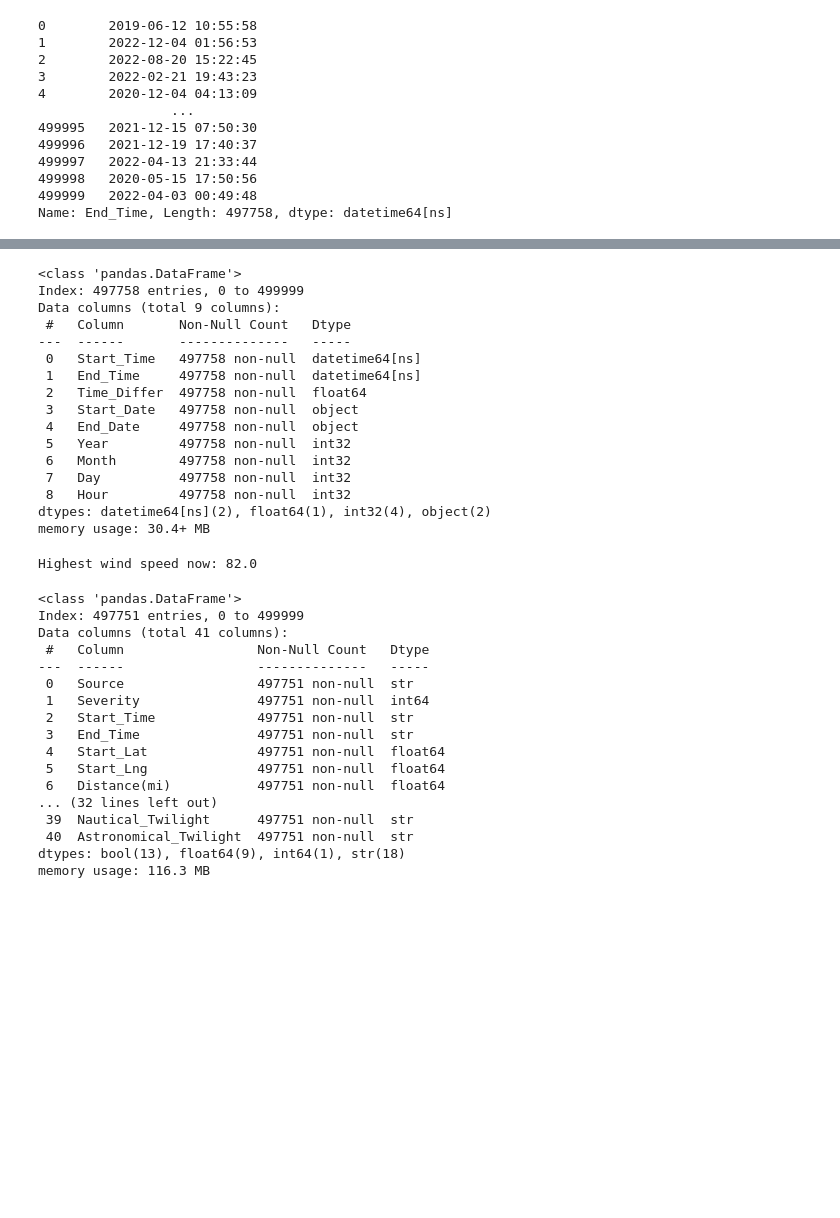
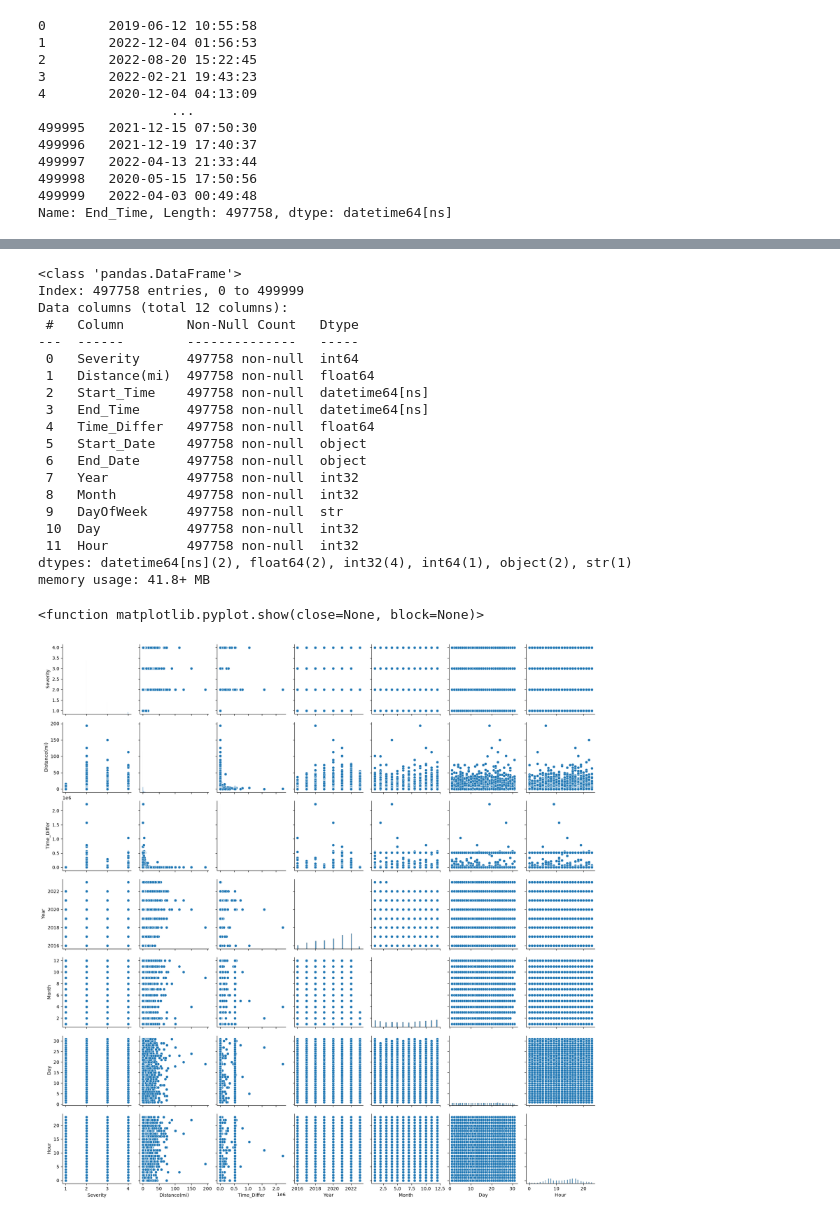
Before and after one commit to AnthonyP3N/Need4Speed-Datathon-2026, a Jupyter notebook: main.ipynb, the cells around one changed output, grey strips where cells are left out. Cells and saved outputs as stored; diff of their text form; code cells hidden in the pictures; blank space fills up the shorter version.

Commit message:
Graphs made for dates and times

```diff
--- a/main.ipynb
+++ b/main.ipynb
@@ -149,6 +149,7 @@ dfClean["Start_Date"] = dfClean["Start_Time"].dt.date
 dfClean["End_Date"] = dfClean["End_Time"].dt.date
 dfClean["Year"] = dfClean["Start_Time"].dt.year
 dfClean["Month"] = dfClean["Start_Time"].dt.month
+dfClean["DayOfWeek"] = dfClean["Start_Time"].dt.day_name()
 dfClean["Day"] = dfClean["Start_Time"].dt.day
 dfClean["Hour"] = dfClean["Start_Time"].dt.hour
 
@@ -175,53 +176,30 @@ dtypes: bool(13), datetime64[ns](2), float64(11), int32(4), int64(1), object(2),
 memory usage: 139.1+ MB
 # %%
-dfDates = dfClean[["Severity","Distance(mi)", "Start_Time", "End_Time", "Time_Differ", "Start_Date", "End_Date", "Year", "Month", "Day", "Hour"]]
+dfDates = dfClean[["Severity","Distance(mi)", "Start_Time", "End_Time", "Time_Differ", "Start_Date", "End_Date", "Year", "Month","DayOfWeek", "Day", "Hour"]]
 dfDates.info()
 # %% [output]
 <class 'pandas.DataFrame'>
 Index: 497758 entries, 0 to 499999
-Data columns (total 9 columns):
- #   Column       Non-Null Count   Dtype
----  ------       --------------   -----
- 0   Start_Time   497758 non-null  datetime64[ns]
- 1   End_Time     497758 non-null  datetime64[ns]
- 2   Time_Differ  497758 non-null  float64
- 3   Start_Date   497758 non-null  object
- 4   End_Date     497758 non-null  object
- 5   Year         497758 non-null  int32
- 6   Month        497758 non-null  int32
- 7   Day          497758 non-null  int32
- 8   Hour         497758 non-null  int32
-dtypes: datetime64[ns](2), float64(1), int32(4), object(2)
-memory usage: 30.4+ MB
+Data columns (total 12 columns):
+ #   Column        Non-Null Count   Dtype
+---  ------        --------------   -----
+ 0   Severity      497758 non-null  int64
+ 1   Distance(mi)  497758 non-null  float64
+ 2   Start_Time    497758 non-null  datetime64[ns]
+ 3   End_Time      497758 non-null  datetime64[ns]
+ 4   Time_Differ   497758 non-null  float64
+ 5   Start_Date    497758 non-null  object
+ 6   End_Date      497758 non-null  object
+ 7   Year          497758 non-null  int32
+ 8   Month         497758 non-null  int32
+ 9   DayOfWeek     497758 non-null  str
+ 10  Day           497758 non-null  int32
+ 11  Hour          497758 non-null  int32
+dtypes: datetime64[ns](2), float64(2), int32(4), int64(1), object(2), str(1)
+memory usage: 41.8+ MB
-# %%
-# Wind Speed Outliers Removal
-
-# Wind speeds over 100 are unrealistic
-MAX_WIND_SPEED = 100
-
-wind_speed_outliers = dfClean[dfClean['Wind_Speed(mph)'] > MAX_WIND_SPEED]
-# Cleans dataset to only have wind speeds below 100 mph
-dfClean = dfClean[(dfClean['Wind_Speed(mph)'] <= MAX_WIND_SPEED)]
-print("Highest wind speed now:", dfClean['Wind_Speed(mph)'].max())
-# %% [output]
-Highest wind speed now: 82.0
-# %%
-dfClean.info()
-# %% [output]
-<class 'pandas.DataFrame'>
-Index: 497751 entries, 0 to 499999
-Data columns (total 41 columns):
- #   Column                 Non-Null Count   Dtype
----  ------                 --------------   -----
- 0   Source                 497751 non-null  str
- 1   Severity               497751 non-null  int64
- 2   Start_Time             497751 non-null  str
- 3   End_Time               497751 non-null  str
- 4   Start_Lat              497751 non-null  float64
- 5   Start_Lng              497751 non-null  float64
- 6   Distance(mi)           497751 non-null  float64
-... (32 lines left out)
- 39  Nautical_Twilight      497751 non-null  str
- 40  Astronomical_Twilight  497751 non-null  str
-dtypes: bool(13), float64(9), int64(1), str(18)
-memory usage: 116.3 MB
+# %%
+sns.pairplot(dfDates)
+plt.show
+# %% [output]
+<function matplotlib.pyplot.show(close=None, block=None)>
+[figure, added]
```
Also changed, not shown: parts of 11 cells of this notebook.
